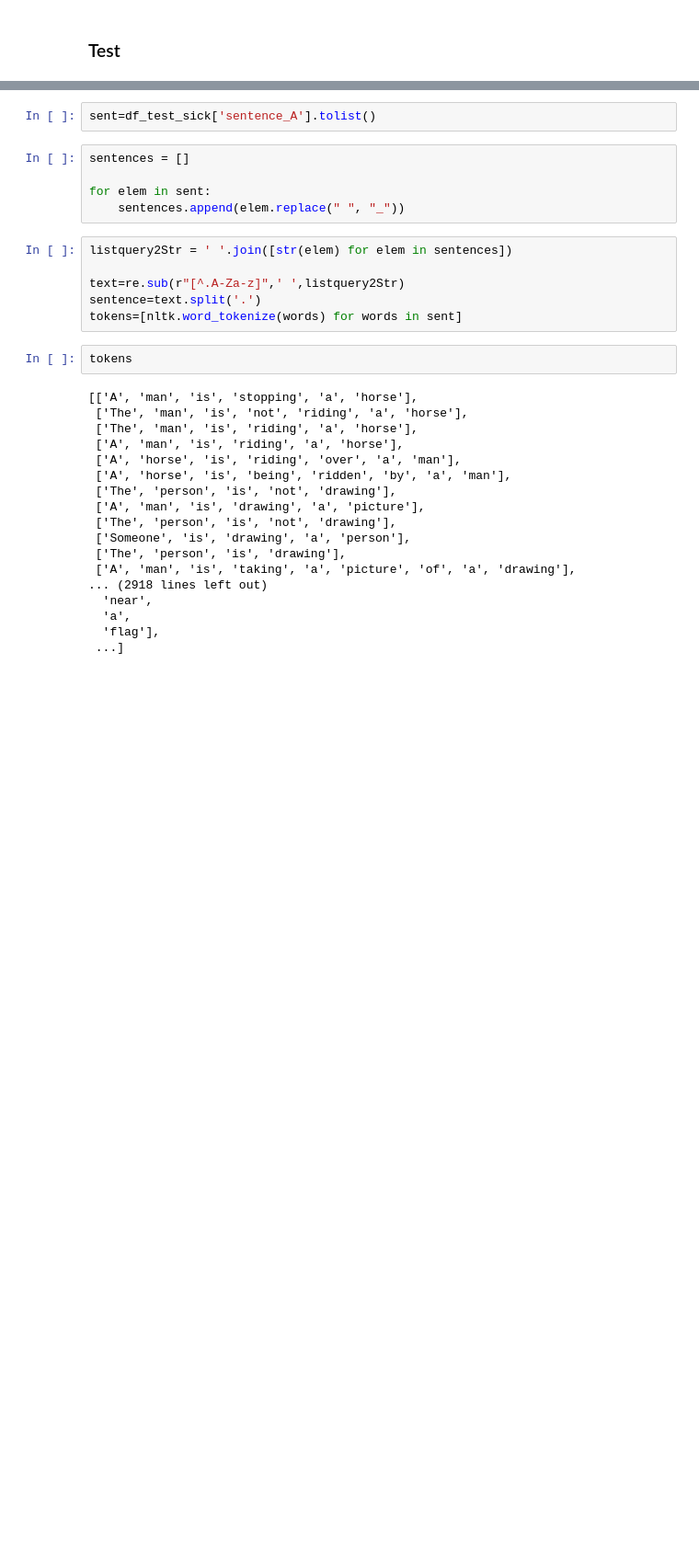
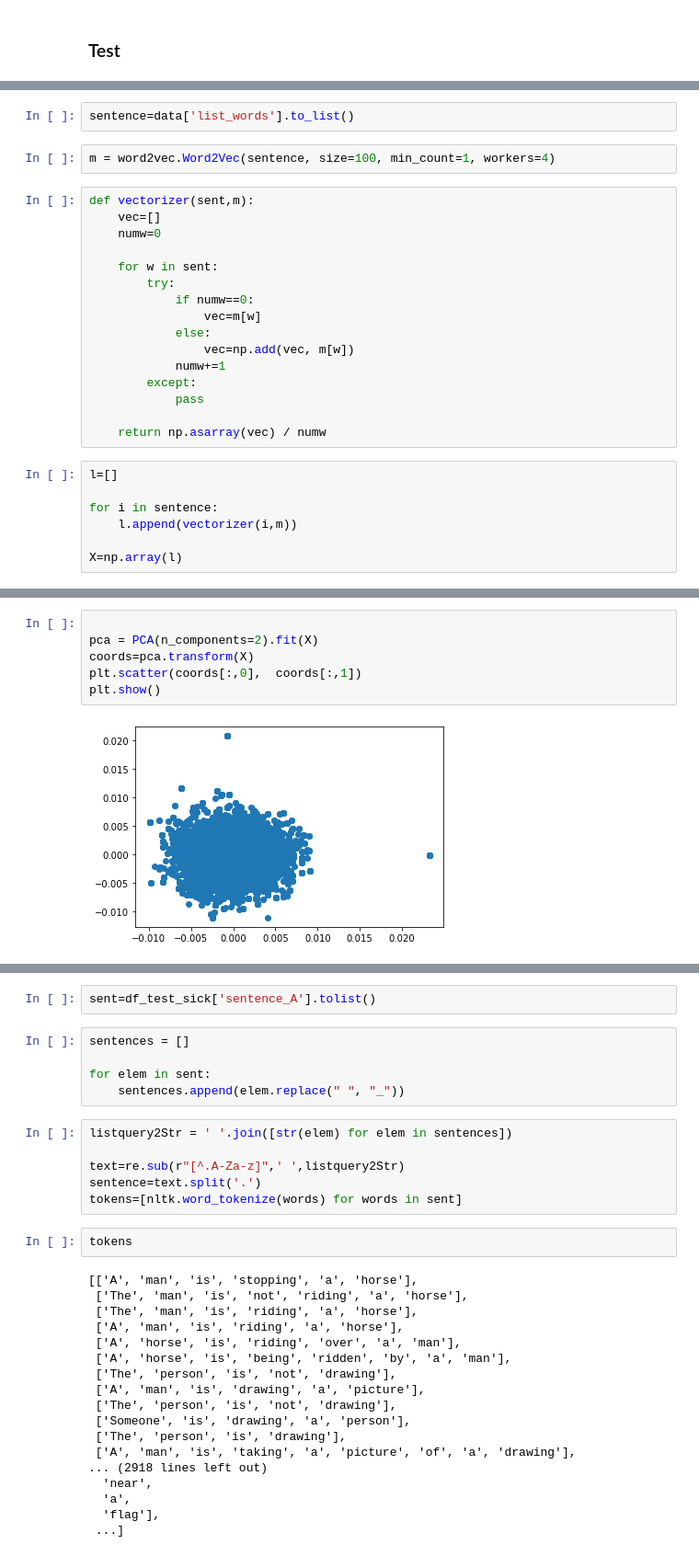
Before and after one commit to mbrull153/EDA-nlp-tfm, a Jupyter notebook: models_bueno.ipynb, the cells around one changed output, grey strips where cells are left out. Shown: that part at 92% size. Drawn from its saved outputs; the diff is of its cells as text; blank space fills up the shorter version.

```diff
--- a/models_bueno.ipynb
+++ b/models_bueno.ipynb
@@ -387,0 +410,27 @@ VAL
+# %%
+sentence=data['list_words'].to_list()
+# %%
+m = word2vec.Word2Vec(sentence, size=100, min_count=1, workers=4)
+# %%
+def vectorizer(sent,m):
+    vec=[]
+    numw=0
+
+    for w in sent:
+        try:
+            if numw==0:
+                vec=m[w]
+            else:
+                vec=np.add(vec, m[w])
+            numw+=1
+        except:
+            pass
+
+    return np.asarray(vec) / numw
+# %%
+l=[]
+
+for i in sentence:
+    l.append(vectorizer(i,m))
+
+X=np.array(l)
@@ -387,0 +615,8 @@ VAL
+# %%
+
+pca = PCA(n_components=2).fit(X)
+coords=pca.transform(X)
+plt.scatter(coords[:,0],  coords[:,1])
+plt.show()
+# %% [output]
+[figure, added]
```
Also changed, not shown: parts of 64 cells of this notebook, 1 other file.
